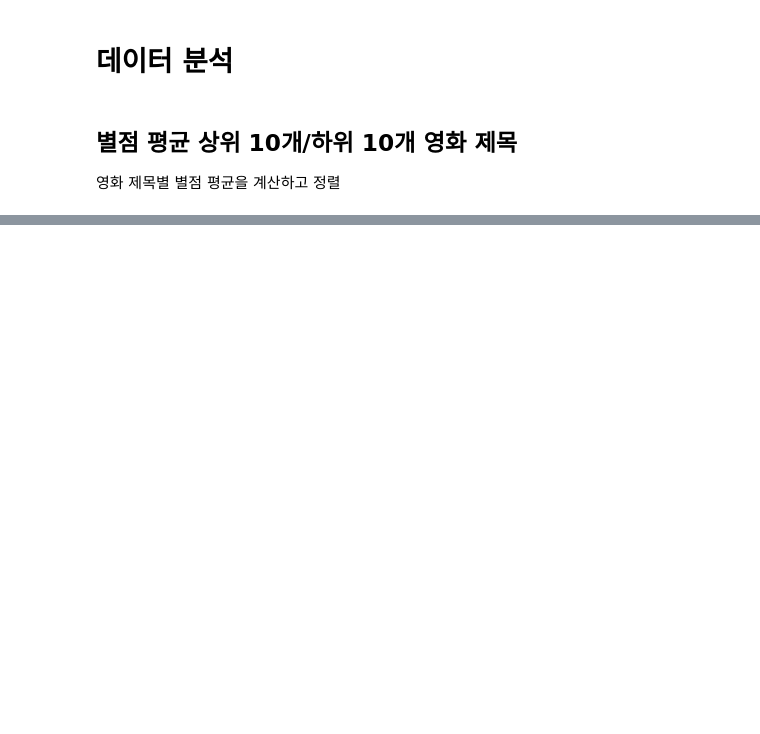
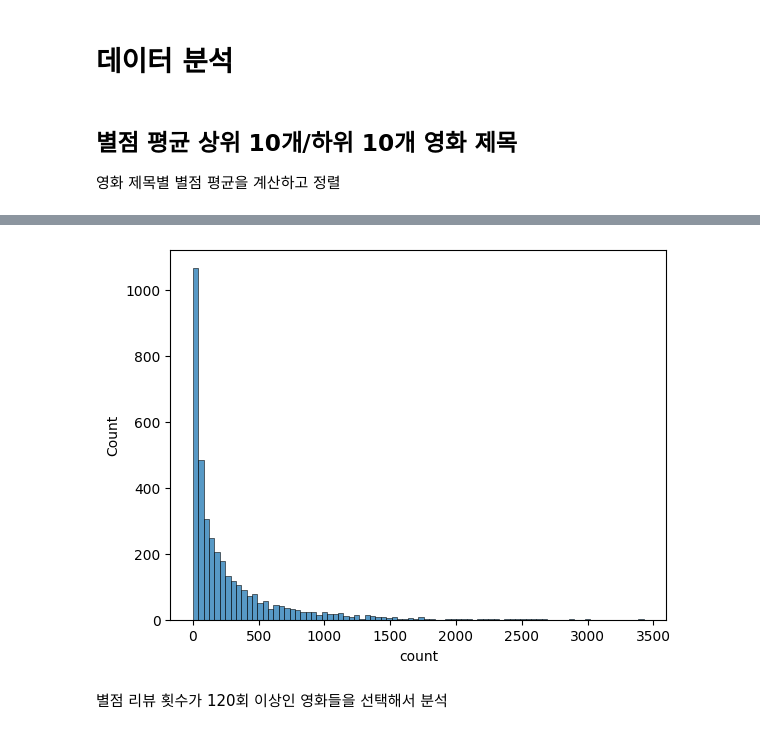
Before and after one commit to YounJJ/202511_BD53, a Jupyter notebook: lab_python/da14_movielens.ipynb, the cells around one changed output, grey strips where cells are left out. Cells and saved outputs as stored; diff of their text form; code cells hidden in the pictures; blank space fills up the shorter version.

```diff
--- a/lab_python/da14_movielens.ipynb
+++ b/lab_python/da14_movielens.ipynb
@@ -106,0 +415,2 @@ df_above_1000.sort_values(by="mean").head(10)
+# %%
+title_count = df.title.value_counts()
@@ -106,0 +448,7 @@ df_above_1000.sort_values(by="mean").head(10)
+# %%
+sns.histplot(data=title_count)
+plt.show()
+# %% [output]
+[figure, added]
+# %% [markdown]
+별점 리뷰 횟수가 120회 이상인 영화들을 선택해서 분석
```
Also changed, not shown: parts of 103 cells of this notebook.
